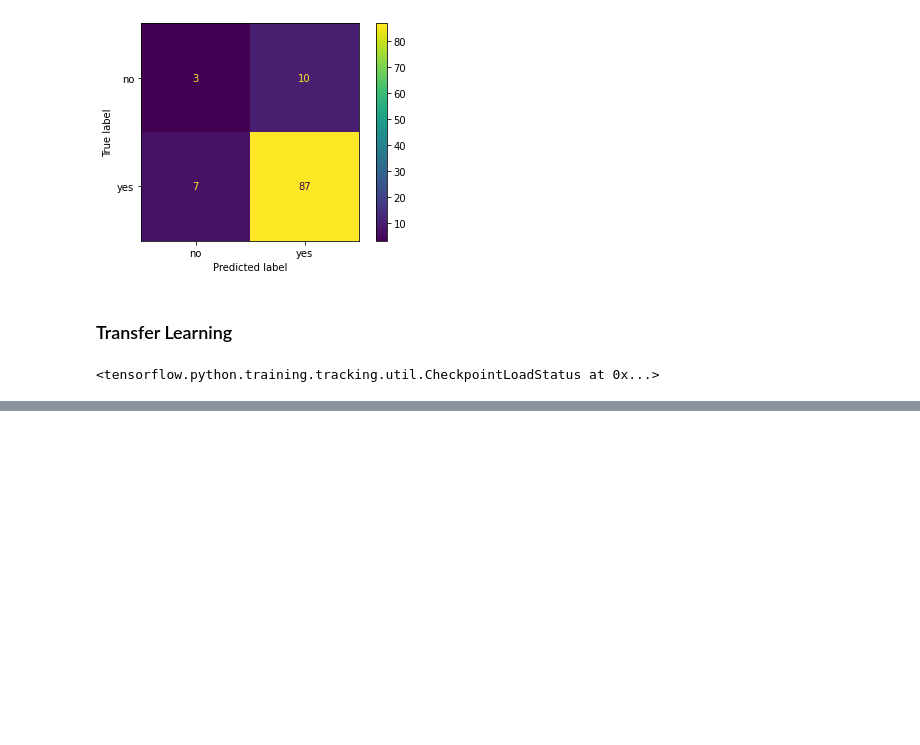
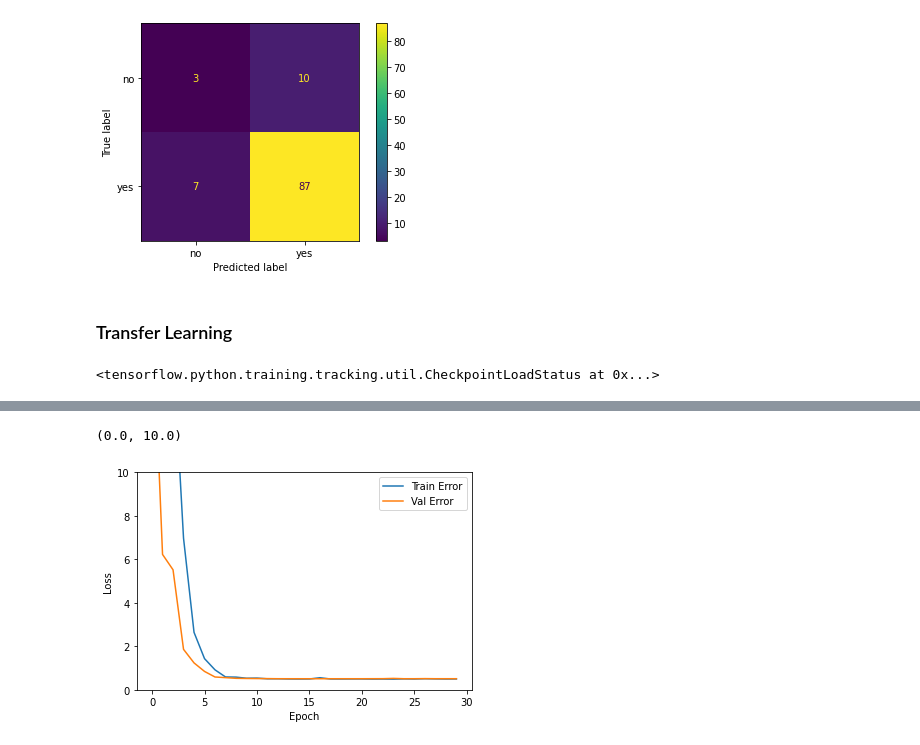
Before and after one commit to aanchal0431/chatbot, a Jupyter notebook: SEP_728_Chatbot_transformer_keras.ipynb, the cells around one changed output, grey strips where cells are left out. Drawn from its saved outputs; the diff is of its cells as text; code cells hidden in the pictures; blank space fills up the shorter version.

Commit message:
Successfully implemented transfer learning. Attempting to train on balanced classes.

```diff
--- a/SEP_728_Chatbot_transformer_keras.ipynb
+++ b/SEP_728_Chatbot_transformer_keras.ipynb
@@ -1601,0 +1610,4 @@ Epoch 1/10
+# %%
+X_train_stage = encode(X_train)
+# %%
+X_val_stage = encode(X_val)
@@ -1601,0 +1636,21 @@ Epoch 1/10
+# %%
+checkpoint_path = '/content/drive/MyDrive/colab/chatbot/yes_no_transfer/cp-{epoch:04}.ckpt'
+checkpoint_dir = os.path.dirname(checkpoint_path)
+
+
+#create a callback that saves the model's weights every 5 epochs
+cp_callback = tf.keras.callbacks.ModelCheckpoint(
+    filepath=checkpoint_path,
+    verbose=1,
+    save_weights_only=True,
+    save_freq='epoch')
+
+epochs = 30
+
+model_yn.summary()
+model_yn.compile(loss="binary_crossentropy", optimizer="adam",
+              metrics=[tf.keras.metrics.Recall(),tf.keras.metrics.Precision(),"accuracy"])
+
+model_yn.save_weights(checkpoint_path.format(epoch=0))
+
+history = model_yn.fit(X_train_stage, y_train_binary, epochs=epochs, validation_data=[X_val_stage, y_val_binary], callbacks=[cp_callback])
@@ -1601,0 +1675,15 @@ Epoch 1/10
+# %%
+hist_all = pd.DataFrame(history.history)
+hist_all["epoch"] = history.epoch
+hist_all.to_csv('/content/drive/MyDrive/colab/chatbot/yes_no_transfer/hist.csv')
+# %%
+plt.figure()
+plt.xlabel('Epoch')
+plt.ylabel('Loss')
+plt.plot(hist_all['epoch'], hist_all['loss'], label='Train Error')
+plt.plot(hist_all['epoch'], hist_all['val_loss'], label='Val Error')
+plt.legend()
+plt.ylim([0,10])
+# %% [output]
+(0.0, 10.0)
+[figure, added]
```
Also changed, not shown: parts of 18 cells of this notebook.
